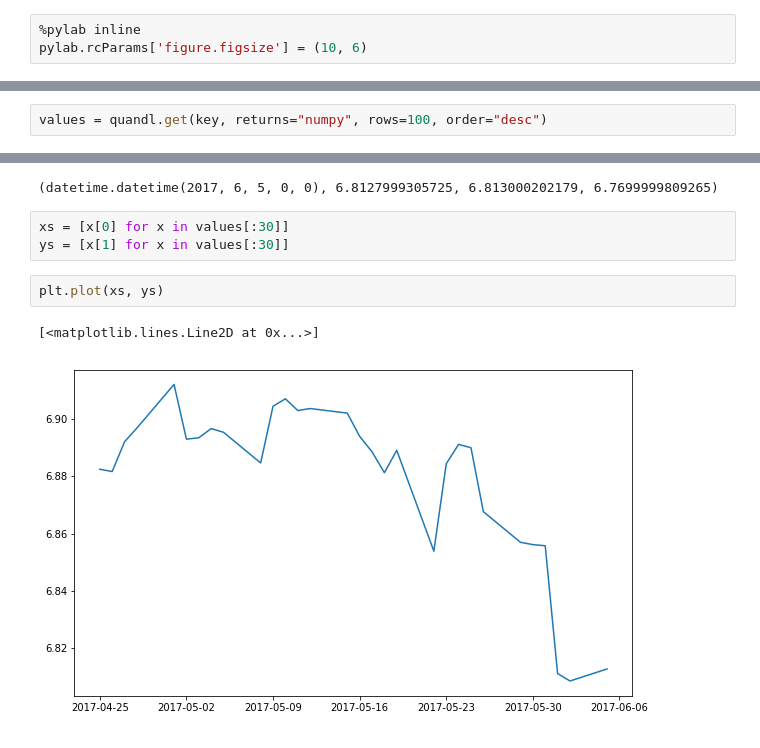
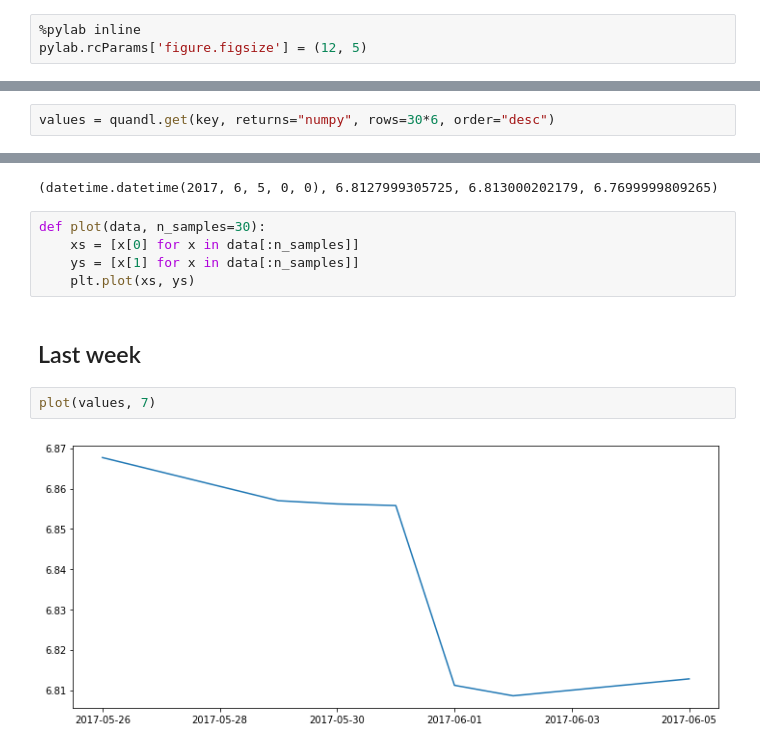
Before and after one commit to towerjoo/mynotebooks, a Jupyter notebook: notebooks/usdcny.ipynb, the cells around one changed output, grey strips where cells are left out. Drawn from its saved outputs; the diff is of its cells as text.

```diff
--- a/notebooks/usdcny.ipynb
+++ b/notebooks/usdcny.ipynb
@@ -1,6 +1,6 @@
 # %%
 %pylab inline
-pylab.rcParams['figure.figsize'] = (10, 6)
+pylab.rcParams['figure.figsize'] = (12, 5)
 # %% [output]
 Populating the interactive namespace from numpy and matplotlib
 # %%
@@ -10,14 +12,17 @@ import quandl
 # %%
-values = quandl.get(key, returns="numpy", rows=100, order="desc")
+values = quandl.get(key, returns="numpy", rows=30*6, order="desc")
 # %%
 values[0]
 # %% [output]
 (datetime.datetime(2017, 6, 5, 0, 0), 6.8127999305725, 6.813000202179, 6.7699999809265)
 # %%
-xs = [x[0] for x in values[:30]]
-ys = [x[1] for x in values[:30]]
+def plot(data, n_samples=30):
+    xs = [x[0] for x in data[:n_samples]]
+    ys = [x[1] for x in data[:n_samples]]
+    plt.plot(xs, ys)
-# %%
-plt.plot(xs, ys)
-# %% [output]
-[<matplotlib.lines.Line2D at 0x...>]
-[figure, removed]
+# %% [markdown]
+## Last week
+# %%
+plot(values, 7)
+# %% [output]
+[figure, added]
```
Also changed, not shown: parts of 7 cells of this notebook.
